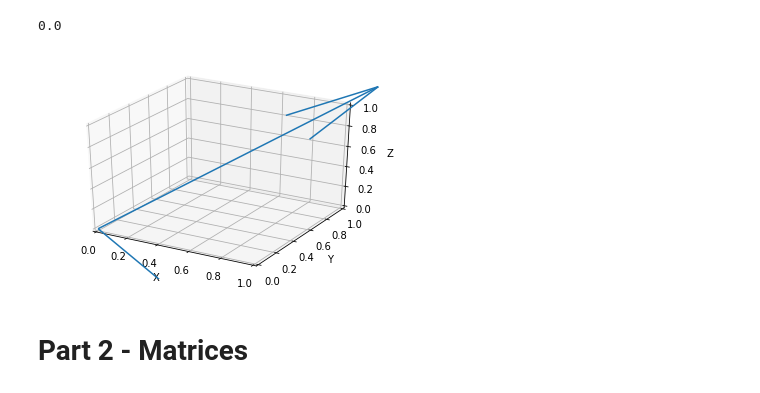
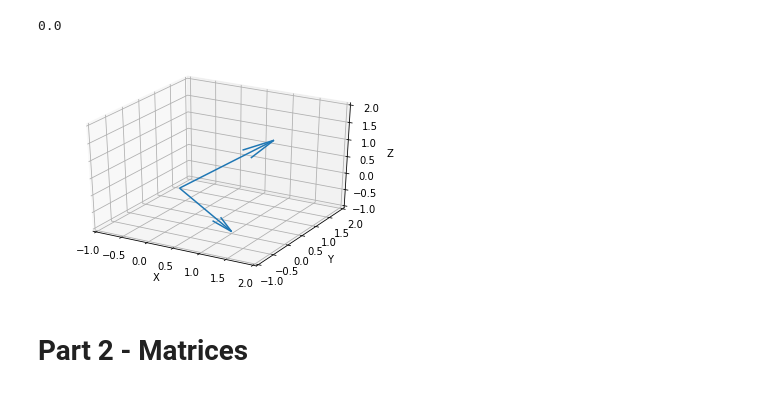
Before and after one commit to bloominstituteoftechnology/DS-Unit-1-Sprint-4-Linear-Algebra, a Jupyter notebook: Linear_Algebra_Assignment.ipynb, the cells around one changed output. Saved outputs shown, nothing was run; the diff lists cells and outputs as text; code cells hidden in the pictures.

Commit message:
Fixed graph 1.9
fixed the axes

```diff
--- a/Linear_Algebra_Assignment.ipynb
+++ b/Linear_Algebra_Assignment.ipynb
@@ -174,22 +174,22 @@ np.dot(g_ortho, h_ortho)
 # %%
 from mpl_toolkits.mplot3d import Axes3D
 g_ortho = np.array([1,0,-1])
 h_ortho = np.array([1, math.sqrt(2), 1])
 vectors = g_ortho, h_ortho
 
 fig = plt.figure()
 ax = fig.add_subplot(111, projection='3d')
 ax.quiver(0, 0, 0, 1, 0, -1, length=1)
 ax.quiver(0, 0, 0, 1, math.sqrt(2), 1, length=1)
-ax.set_xlim([0, 1])
-ax.set_ylim([0, 1])
-ax.set_zlim([0, 1])
+ax.set_xlim([-1, 2])
+ax.set_ylim([-1, 2])
+ax.set_zlim([-1, 2])
 ax.set_xlabel('X')
 ax.set_ylabel('Y')
 ax.set_zlabel('Z')
 plt.show()
 # %% [output]
-[figure, old version]
+[figure, new version]
 # %% [markdown]
 # Part 2 - Matrices
 # %% [markdown]
```
